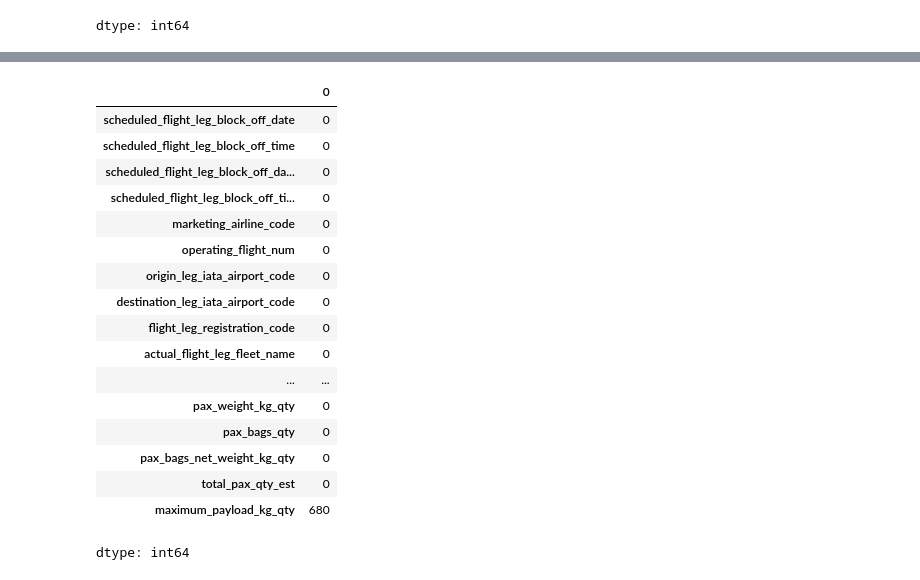
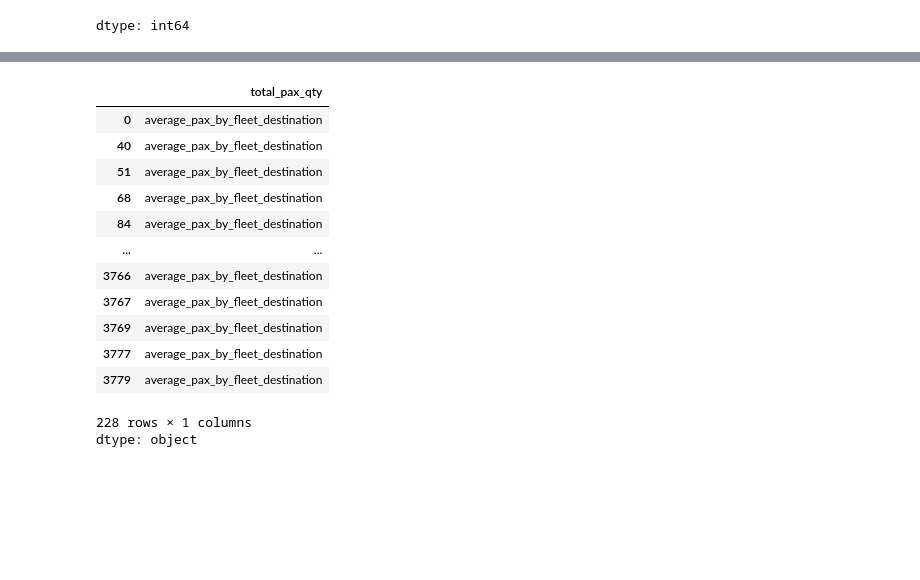
Before and after one commit to Felipepa9/MADSI, a Jupyter notebook: ENTREGA_3_||_CIENCIA_DE_DATOS.ipynb, the cells around one changed output, grey strips where cells are left out. Saved outputs shown, nothing was run; the diff lists cells and outputs as text; code cells hidden in the pictures; blank space fills up the shorter version.

```diff
--- a/ENTREGA_3_||_CIENCIA_DE_DATOS.ipynb
+++ b/ENTREGA_3_||_CIENCIA_DE_DATOS.ipynb
@@ -86,9 +86,3 @@ data.isnull().sum()
 | total_pax_qty_est | 681 |
 | maximum_payload_kg_qty | 680 |
 dtype: int64
-# %%
-cols_to_impute = ['total_pax_qty', 'total_capacity_leg_qty', 'fo_pct',
-                  'pax_weight_kg_qty', 'pax_bags_qty',
-                  'pax_bags_net_weight_kg_qty', 'total_pax_qty_est']
-group_means = data.groupby('actual_flight_leg_fleet_name')[cols_to_impute].transform('mean')
-data[cols_to_impute] = data[cols_to_impute].fillna(group_means)
@@ -105,21 +88,0 @@ data.groupby('actual_flight_leg_fleet_name')
-# %%
-data.isnull().sum()
-# %% [output]
-|  | 0 |
-| scheduled_flight_leg_block_off_date | 0 |
-| scheduled_flight_leg_block_off_time | 0 |
-| scheduled_flight_leg_block_off_da... | 0 |
-| scheduled_flight_leg_block_off_ti... | 0 |
-| marketing_airline_code | 0 |
-| operating_flight_num | 0 |
-| origin_leg_iata_airport_code | 0 |
-| destination_leg_iata_airport_code | 0 |
-| flight_leg_registration_code | 0 |
-| actual_flight_leg_fleet_name | 0 |
-| ... | ... |
-| pax_weight_kg_qty | 0 |
-| pax_bags_qty | 0 |
-| pax_bags_net_weight_kg_qty | 0 |
-| total_pax_qty_est | 0 |
-| maximum_payload_kg_qty | 680 |
-dtype: int64
@@ -125,0 +107,27 @@ dtype: int64
+# %%
+data['total_pax_qty'].fillna('average_pax_by_fleet_destination', inplace=True)
+# %%
+# prompt: muestrame las filas con valores nulos en total_capacity_leg_qty y solo el total_pax_qty
+
+# Filtrar las filas con valores nulos en 'total_capacity_leg_qty'
+filas_con_nulos = data[data['total_capacity_leg_qty'].isnull()]
+
+# Seleccionar solo la columna 'total_pax_qty' de esas filas
+total_pax_qty_con_nulos = filas_con_nulos['total_pax_qty']
+
+total_pax_qty_con_nulos
+# %% [output]
+|  | total_pax_qty |
+| 0 | average_pax_by_fleet_destination |
+| 40 | average_pax_by_fleet_destination |
+| 51 | average_pax_by_fleet_destination |
+| 68 | average_pax_by_fleet_destination |
+| 84 | average_pax_by_fleet_destination |
+| ... | ... |
+| 3766 | average_pax_by_fleet_destination |
+| 3767 | average_pax_by_fleet_destination |
+| 3769 | average_pax_by_fleet_destination |
+| 3777 | average_pax_by_fleet_destination |
+| 3779 | average_pax_by_fleet_destination |
+228 rows × 1 columns
+dtype: object
```
Also changed, not shown: parts of 3 cells of this notebook.
